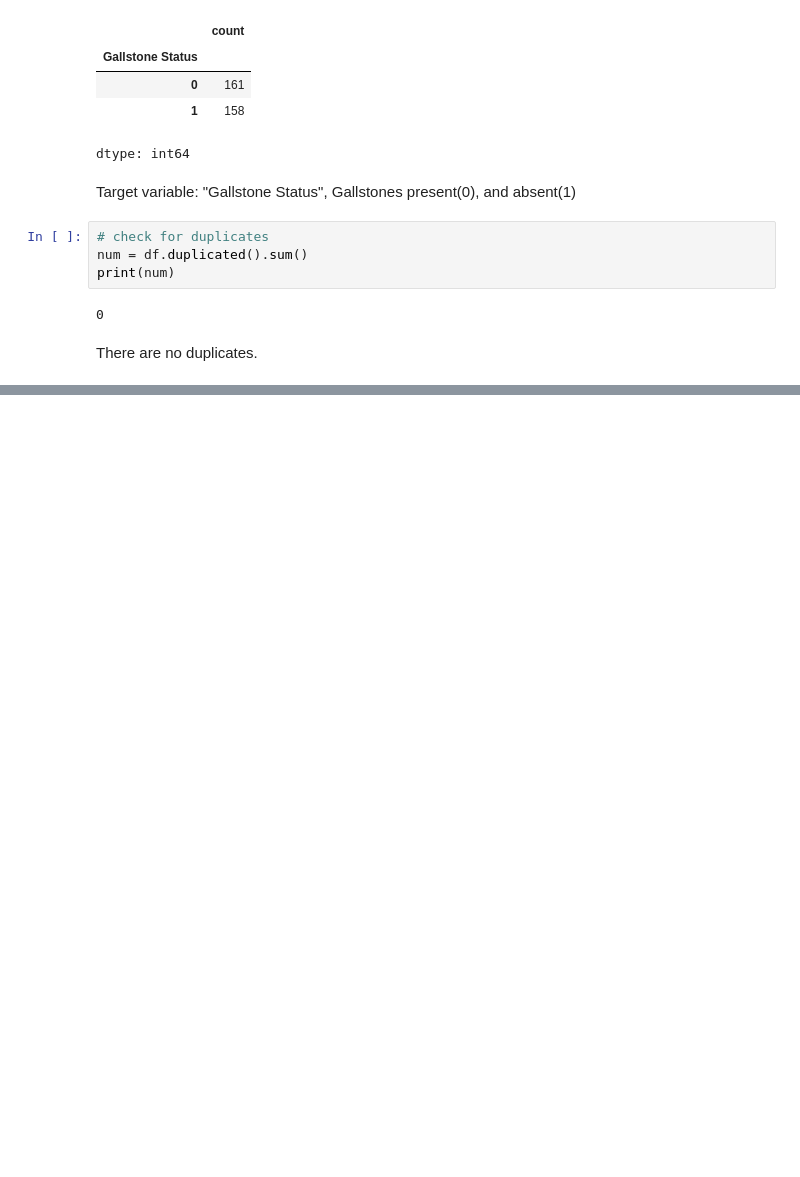
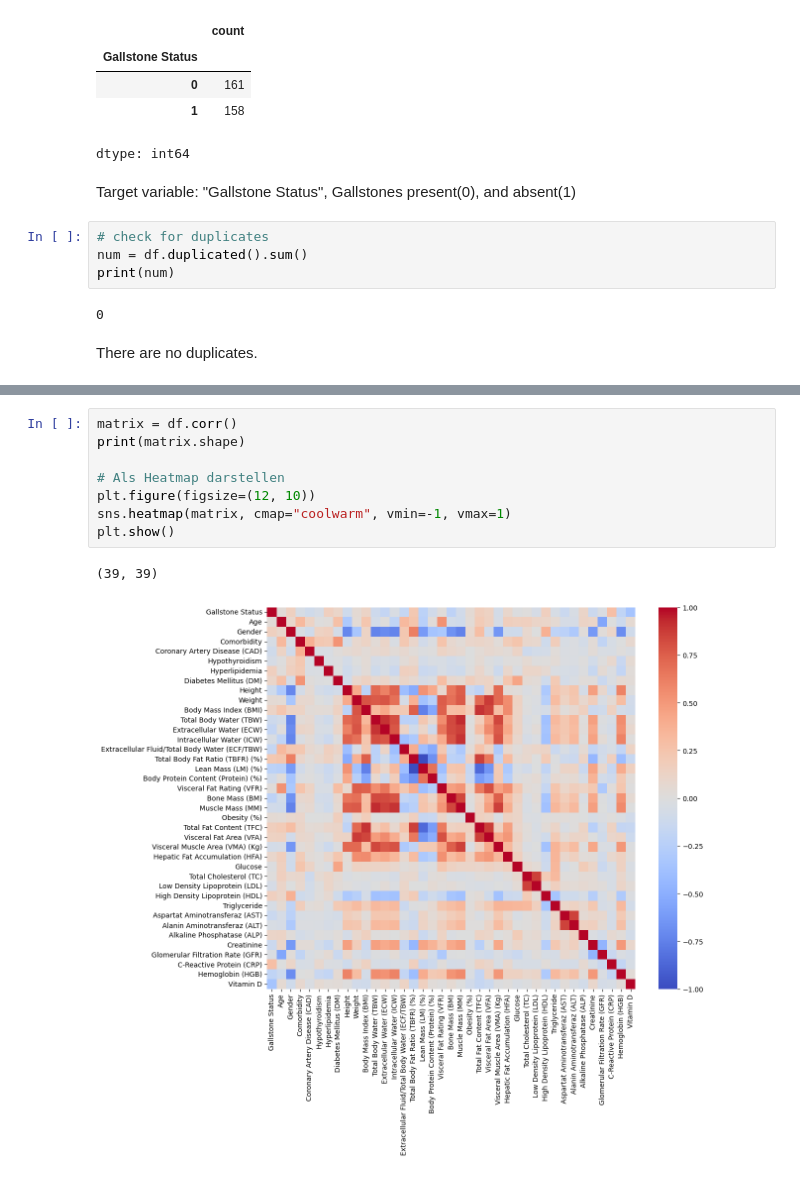
Before and after one commit to silviacatellani05-hash/DAT105-Gallstone, a Jupyter notebook: Gallstone2.ipynb, the cells around one changed output, grey strips where cells are left out. Drawn from its saved outputs; the diff is of its cells as text; blank space fills up the shorter version.

```diff
--- a/Gallstone2.ipynb
+++ b/Gallstone2.ipynb
@@ -74,0 +123,11 @@ There are no duplicates.
+# %%
+matrix = df.corr()
+print(matrix.shape)
+
+# Als Heatmap darstellen
+plt.figure(figsize=(12, 10))
+sns.heatmap(matrix, cmap="coolwarm", vmin=-1, vmax=1)
+plt.show()
+# %% [output]
+(39, 39)
+[figure, added]
```
Also changed, not shown: parts of 3 cells of this notebook.
